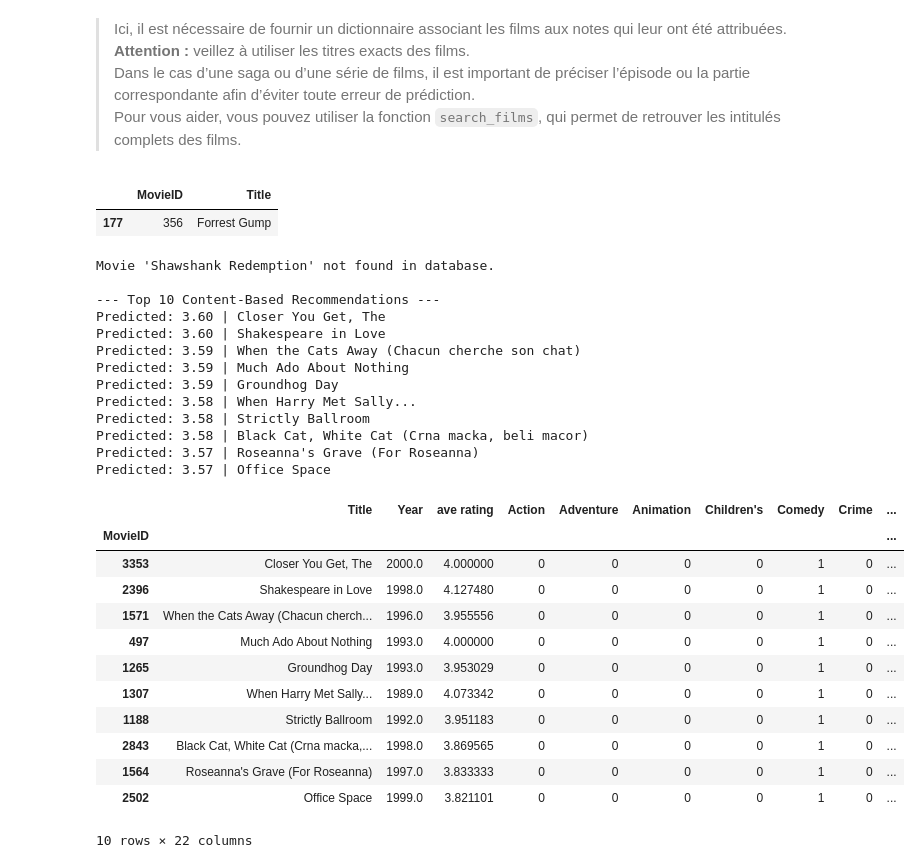
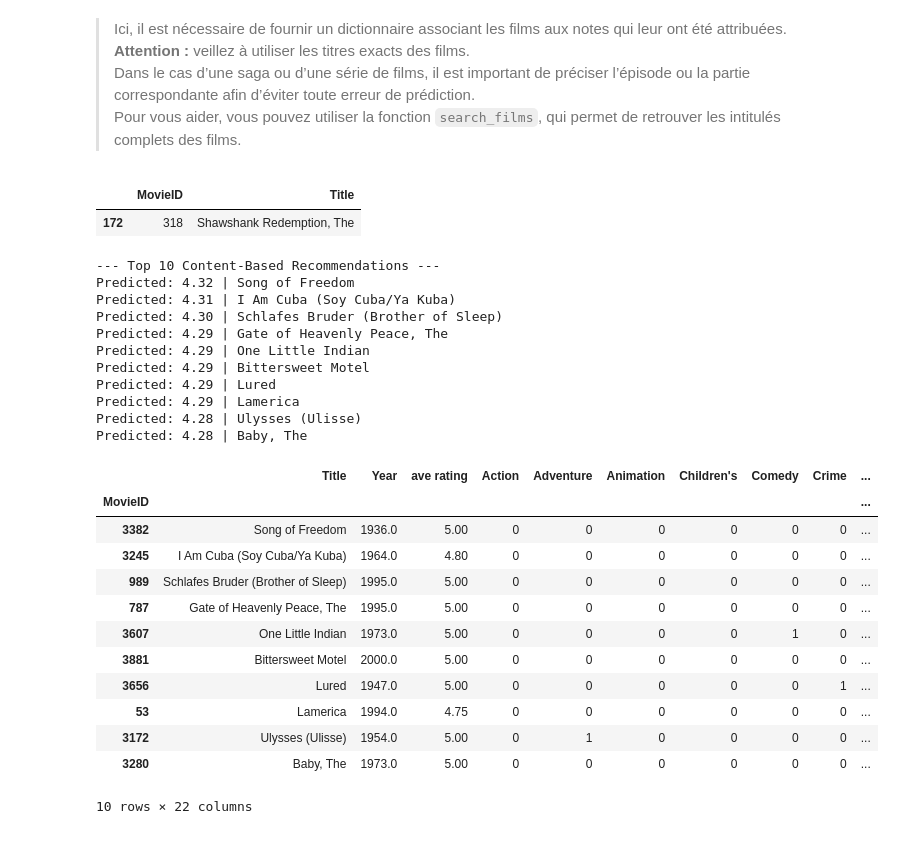
Before and after one commit to enzo-joly/projet_python_films, a Jupyter notebook: Step3_movielens_exploration/3_user_preferences.ipynb, the cells around one changed output. Saved outputs shown, nothing was run; the diff lists cells and outputs as text; code cells hidden in the pictures.

```diff
--- a/Step3_movielens_exploration/3_user_preferences.ipynb
+++ b/Step3_movielens_exploration/3_user_preferences.ipynb
@@ -1018,38 +998,36 @@ def recommend_content_based(user_ratings_dict, net, movie_table, scalerUser, sca
 Dans le cas d’une saga ou d’une série de films, il est important de préciser l’épisode ou la partie correspondante afin d’éviter toute erreur de prédiction. \
 > Pour vous aider, vous pouvez utiliser la fonction `search_films`, qui permet de retrouver les intitulés complets des films.
 # %%
-search_films("forrest gump", df_users)
+search_films("shawshank", df_users)
 # %% [output]
 |  | MovieID | Title |
-| 177 | 356 | Forrest Gump |
+| 172 | 318 | Shawshank Redemption, The |
 # %%
 # Exemple
-user_ratings_dict = {"Forrest Gump": 5.0, "Shawshank Redemption": 5.0}
+user_ratings_dict = {"Shawshank Redemption, The": 5.0}
 recommend_content_based(user_ratings_dict, net, movie_table, scalerUser, scalerItem, scalerTarget)
 # %% [output]
-Movie 'Shawshank Redemption' not found in database.
-
 --- Top 10 Content-Based Recommendations ---
-Predicted: 3.60 | Closer You Get, The
-Predicted: 3.60 | Shakespeare in Love
-Predicted: 3.59 | When the Cats Away (Chacun cherche son chat)
-Predicted: 3.59 | Much Ado About Nothing
-Predicted: 3.59 | Groundhog Day
-Predicted: 3.58 | When Harry Met Sally...
-Predicted: 3.58 | Strictly Ballroom
-Predicted: 3.58 | Black Cat, White Cat (Crna macka, beli macor)
-Predicted: 3.57 | Roseanna's Grave (For Roseanna)
-Predicted: 3.57 | Office Space
+Predicted: 4.32 | Song of Freedom
+Predicted: 4.31 | I Am Cuba (Soy Cuba/Ya Kuba)
+Predicted: 4.30 | Schlafes Bruder (Brother of Sleep)
+Predicted: 4.29 | Gate of Heavenly Peace, The
+Predicted: 4.29 | One Little Indian
+Predicted: 4.29 | Bittersweet Motel
+Predicted: 4.29 | Lured
+Predicted: 4.29 | Lamerica
+Predicted: 4.28 | Ulysses (Ulisse)
+Predicted: 4.28 | Baby, The
 |  | Title | Year | ave rating | Action | Adventure | Animation | Children's | Comedy | Crime | ... |
 | MovieID |  |  |  |  |  |  |  |  |  | ... |
-| 3353 | Closer You Get, The | 2000.0 | 4.000000 | 0 | 0 | 0 | 0 | 1 | 0 | ... |
-| 2396 | Shakespeare in Love | 1998.0 | 4.127480 | 0 | 0 | 0 | 0 | 1 | 0 | ... |
-| 1571 | When the Cats Away (Chacun cherch... | 1996.0 | 3.955556 | 0 | 0 | 0 | 0 | 1 | 0 | ... |
-| 497 | Much Ado About Nothing | 1993.0 | 4.000000 | 0 | 0 | 0 | 0 | 1 | 0 | ... |
-| 1265 | Groundhog Day | 1993.0 | 3.953029 | 0 | 0 | 0 | 0 | 1 | 0 | ... |
-| 1307 | When Harry Met Sally... | 1989.0 | 4.073342 | 0 | 0 | 0 | 0 | 1 | 0 | ... |
-| 1188 | Strictly Ballroom | 1992.0 | 3.951183 | 0 | 0 | 0 | 0 | 1 | 0 | ... |
-| 2843 | Black Cat, White Cat (Crna macka,... | 1998.0 | 3.869565 | 0 | 0 | 0 | 0 | 1 | 0 | ... |
-| 1564 | Roseanna's Grave (For Roseanna) | 1997.0 | 3.833333 | 0 | 0 | 0 | 0 | 1 | 0 | ... |
-| 2502 | Office Space | 1999.0 | 3.821101 | 0 | 0 | 0 | 0 | 1 | 0 | ... |
+| 3382 | Song of Freedom | 1936.0 | 5.00 | 0 | 0 | 0 | 0 | 0 | 0 | ... |
+| 3245 | I Am Cuba (Soy Cuba/Ya Kuba) | 1964.0 | 4.80 | 0 | 0 | 0 | 0 | 0 | 0 | ... |
+| 989 | Schlafes Bruder (Brother of Sleep) | 1995.0 | 5.00 | 0 | 0 | 0 | 0 | 0 | 0 | ... |
+| 787 | Gate of Heavenly Peace, The | 1995.0 | 5.00 | 0 | 0 | 0 | 0 | 0 | 0 | ... |
+| 3607 | One Little Indian | 1973.0 | 5.00 | 0 | 0 | 0 | 0 | 1 | 0 | ... |
+| 3881 | Bittersweet Motel | 2000.0 | 5.00 | 0 | 0 | 0 | 0 | 0 | 0 | ... |
+| 3656 | Lured | 1947.0 | 5.00 | 0 | 0 | 0 | 0 | 0 | 1 | ... |
+| 53 | Lamerica | 1994.0 | 4.75 | 0 | 0 | 0 | 0 | 0 | 0 | ... |
+| 3172 | Ulysses (Ulisse) | 1954.0 | 5.00 | 0 | 1 | 0 | 0 | 0 | 0 | ... |
+| 3280 | Baby, The | 1973.0 | 5.00 | 0 | 0 | 0 | 0 | 0 | 0 | ... |
 10 rows × 22 columns
```
Also changed, not shown: parts of 12 cells of this notebook, 1 other file.
